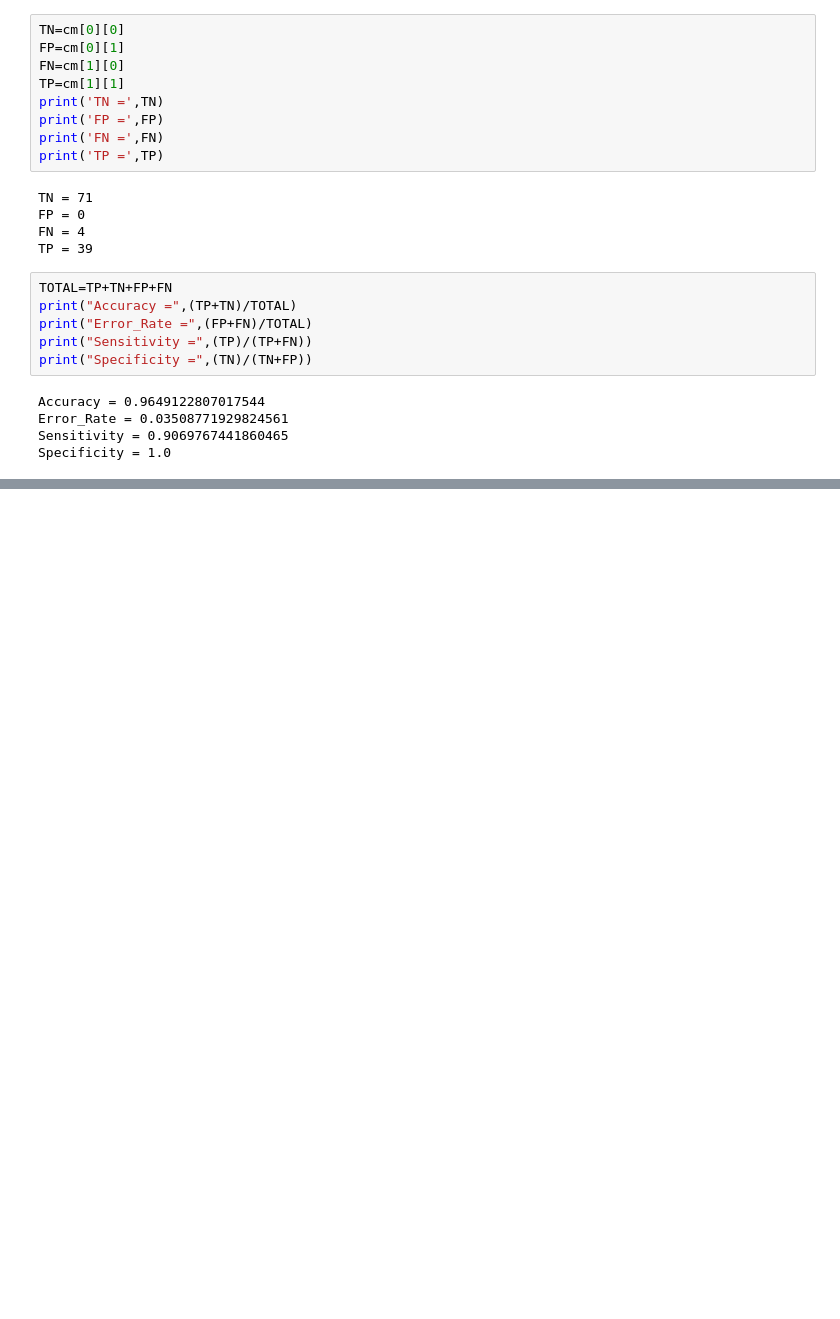
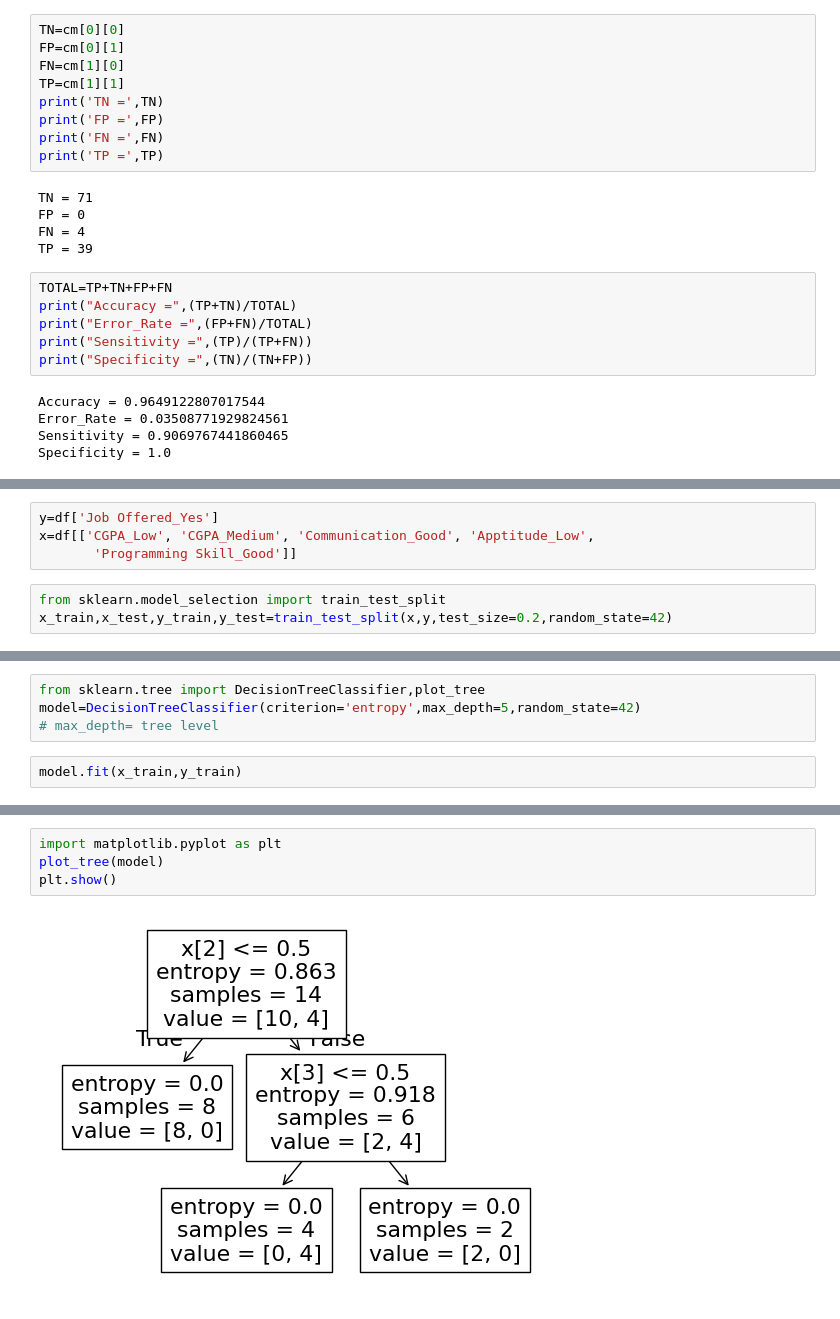
Before and after one commit to prince-gaudani/lj-sem_4, a Jupyter notebook: Python-II/T2/CH-5.ipynb, the cells around one changed output, grey strips where cells are left out. Cells and saved outputs as stored; diff of their text form; blank space fills up the shorter version.

```diff
--- a/Python-II/T2/CH-5.ipynb
+++ b/Python-II/T2/CH-5.ipynb
@@ -410,0 +449,7 @@ Specificity = 1.0
+# %%
+y=df['Job Offered_Yes']
+x=df[['CGPA_Low', 'CGPA_Medium', 'Communication_Good', 'Apptitude_Low',
+       'Programming Skill_Good']]
+# %%
+from sklearn.model_selection import train_test_split
+x_train,x_test,y_train,y_test=train_test_split(x,y,test_size=0.2,random_state=42)
@@ -410,0 +466,6 @@ Specificity = 1.0
+# %%
+from sklearn.tree import DecisionTreeClassifier,plot_tree
+model=DecisionTreeClassifier(criterion='entropy',max_depth=5,random_state=42)
+# max_depth= tree level
+# %%
+model.fit(x_train,y_train)
@@ -410,0 +511,6 @@ Specificity = 1.0
+# %%
+import matplotlib.pyplot as plt
+plot_tree(model)
+plt.show()
+# %% [output]
+[figure, added]
```
Also changed, not shown: parts of 80 cells of this notebook.
